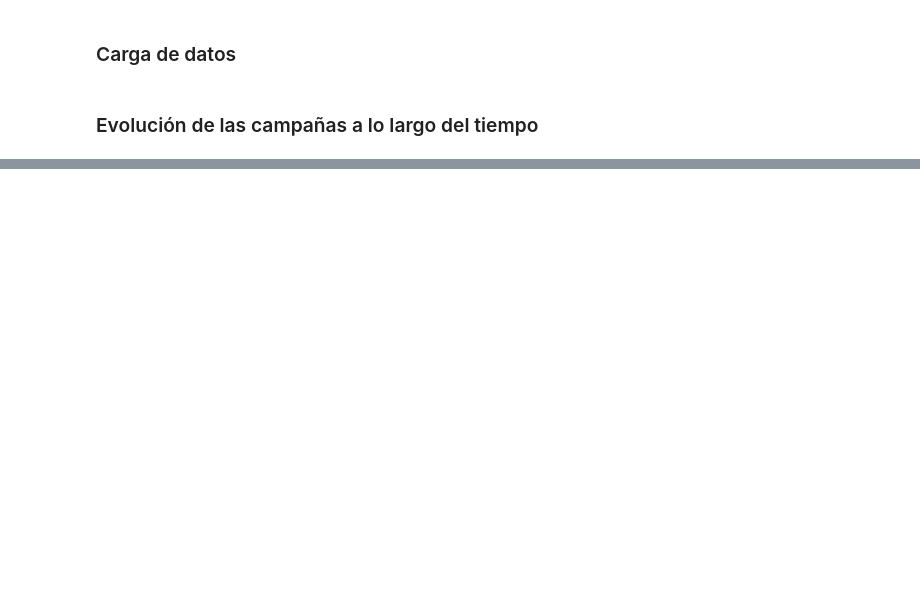
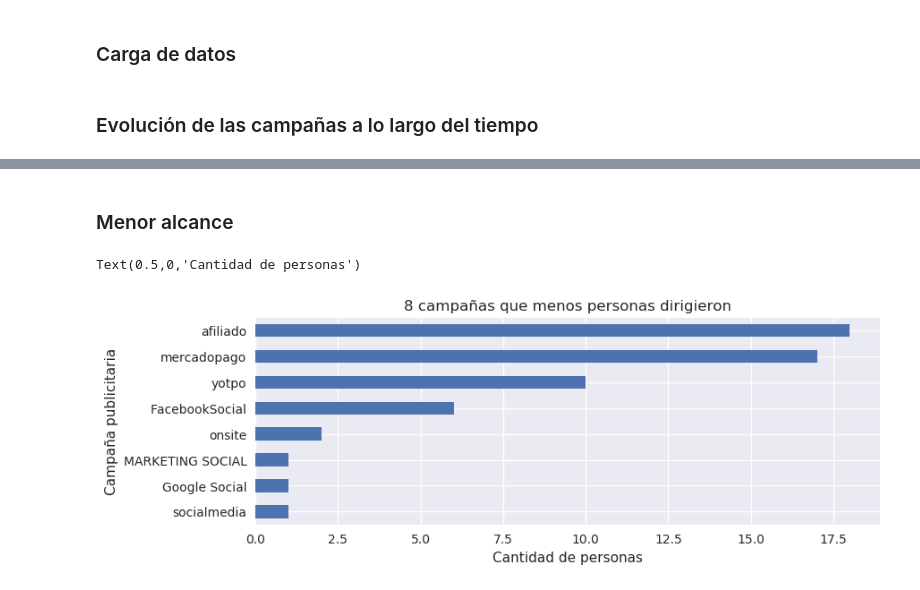
Before and after one commit to AlejandroKler/Datos-TP1, a Jupyter notebook: Analisis_publicitario.ipynb, the cells around one changed output, grey strips where cells are left out. Drawn from its saved outputs; the diff is of its cells as text; code cells hidden in the pictures; blank space fills up the shorter version.

```diff
--- a/Analisis_publicitario.ipynb
+++ b/Analisis_publicitario.ipynb
@@ -82,0 +66,12 @@ Hay una "campaña publicitaria" llamada onsite que debería ser eliminada del da
+# %% [markdown]
+### Menor alcance
+# %%
+N = 8
+g = ad_campaigns_gruped.sort_values(by="person",ascending=True).head(N)\
+    .plot(kind="barh",figsize=(9,3),legend=False)
+g.set_title(str(N)+' campañas que menos personas dirigieron')
+g.set_ylabel('Campaña publicitaria')
+g.set_xlabel('Cantidad de personas')
+# %% [output]
+Text(0.5,0,'Cantidad de personas')
+[figure, added]
```
Also changed, not shown: parts of 23 cells of this notebook.
